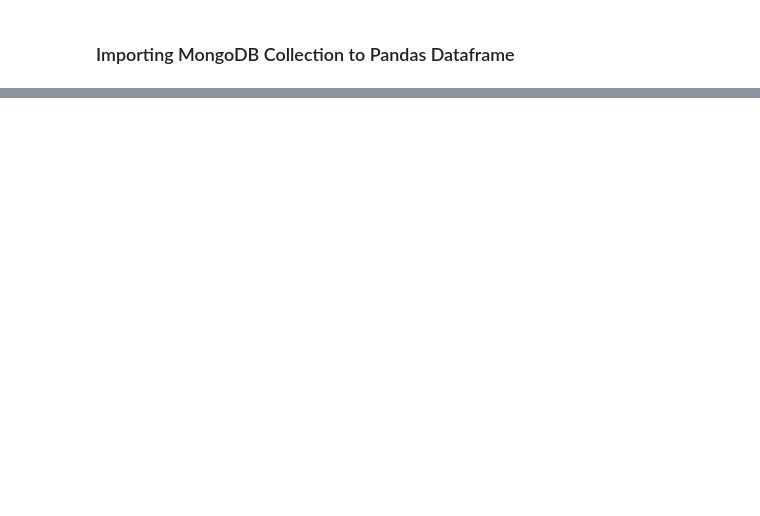
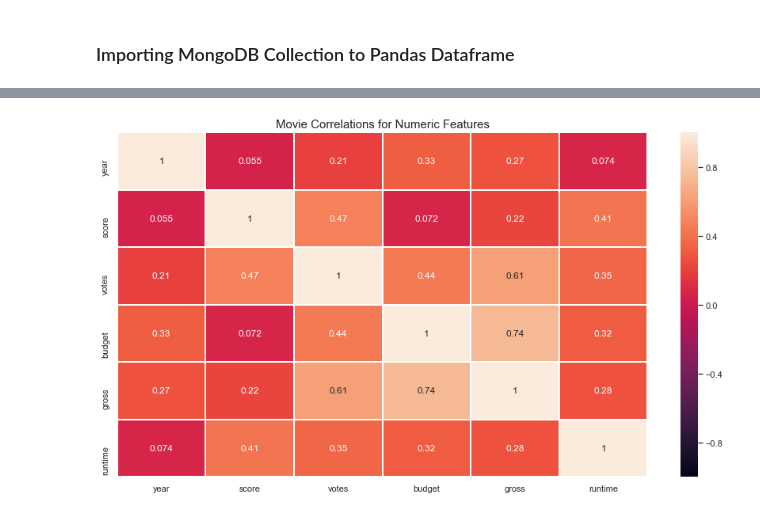
Before and after one commit to wi20b089/bdinf, a Jupyter notebook: Movies/movies-notebook.ipynb, the cells around one changed output, grey strips where cells are left out. Drawn from its saved outputs; the diff is of its cells as text; code cells hidden in the pictures; blank space fills up the shorter version.

Commit message:
worked on visualising, added new dataset to mongo

```diff
--- a/Movies/movies-notebook.ipynb
+++ b/Movies/movies-notebook.ipynb
@@ -56,0 +97,4 @@ df.head()
+# %%
+# drop all rows with missing data, return a copy of the original dataset
+df2 = df.dropna(inplace = False)
+df2.shape
@@ -57 +123,7 @@ df.head()
+# %%
+#Convert Budget and Gross columns to intgers
+pd.options.mode.chained_assignment = None  # default='warn'
+df2['budget'] = df2['budget'].astype('int64')
+df2['gross'] = df2['gross'].astype('int64')
+df2['votes'] = df2['votes'].astype('int64')
 # %% [markdown]
@@ -133,0 +131,11 @@ df.loc[df['Director'] == 'Jason Friedberg']
+# %%
+#Correlations of numeric features from our dataset
+corr = df2.corr()
+sns.set(rc = {'figure.figsize':(15,8)})
+ax = sns.heatmap(corr, annot=True, vmin=-1,linewidths=1)
+bottom, top = ax.get_ylim()
+ax.set_ylim(bottom + 0.5, top - 0.5)
+plt.title('Movie Correlations for Numeric Features', size=15)
+plt.show()
+# %% [output]
+[figure, added]
```
Also changed, not shown: parts of 36 cells of this notebook, 1 other file.
